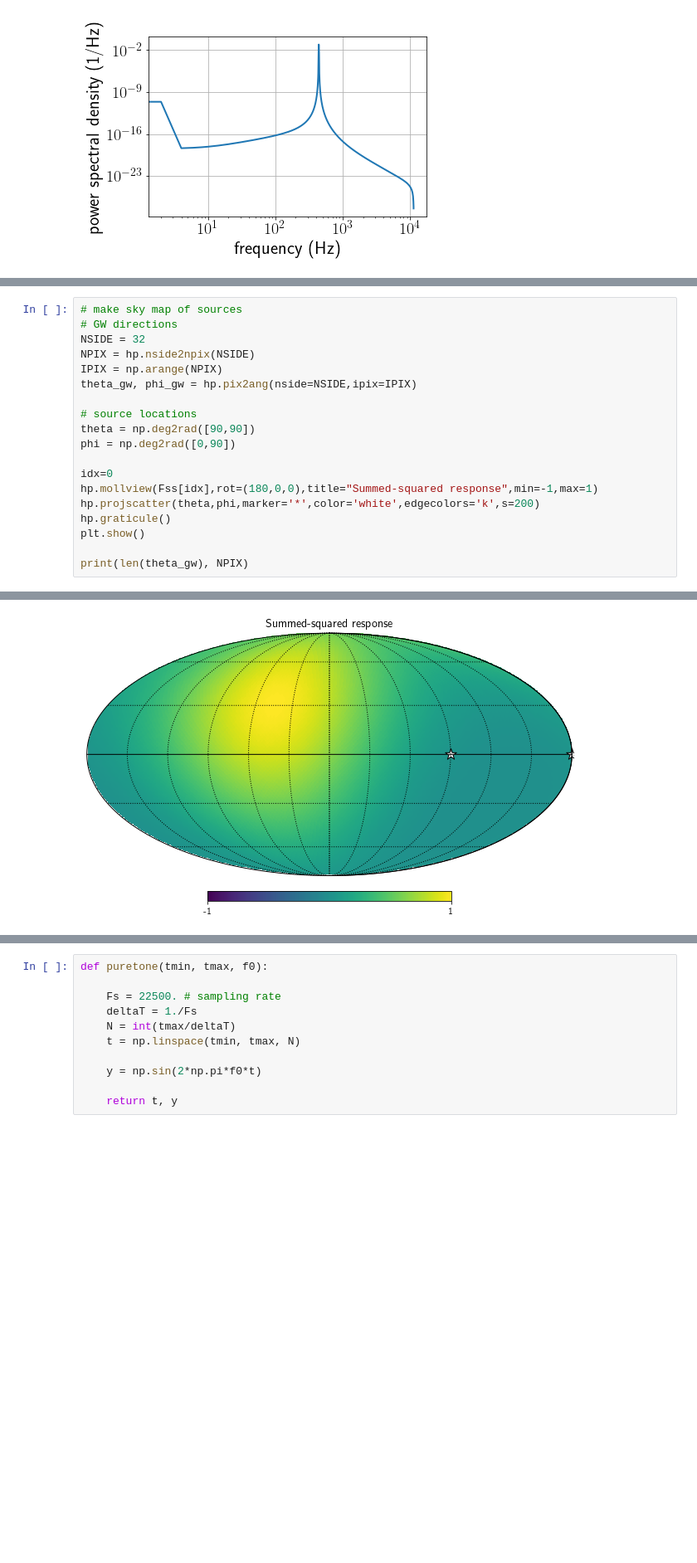
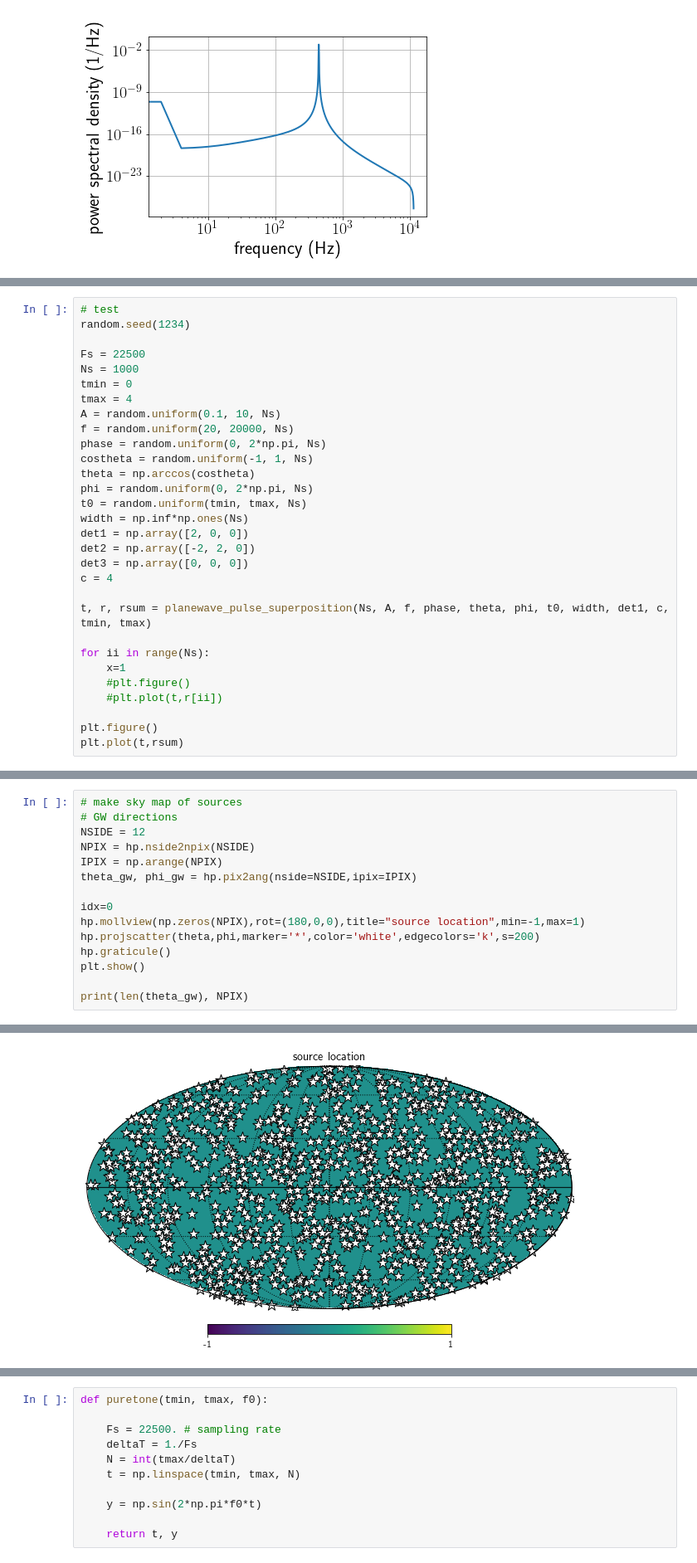
Before and after one commit to josephromano/leshouches, a Jupyter notebook: code/sound_example/sound_signals.ipynb, the cells around one changed output, grey strips where cells are left out. Shown at 83% size. Cells and saved outputs as stored; diff of their text form; blank space fills up the shorter version.

```diff
--- a/code/sound_example/sound_signals.ipynb
+++ b/code/sound_example/sound_signals.ipynb
@@ -355,0 +355,30 @@ plt.plot(t,rsum)
+# %%
+# test
+random.seed(1234)
+
+Fs = 22500
+Ns = 1000
+tmin = 0
+tmax = 4
+A = random.uniform(0.1, 10, Ns)
+f = random.uniform(20, 20000, Ns)
+phase = random.uniform(0, 2*np.pi, Ns)
+costheta = random.uniform(-1, 1, Ns)
+theta = np.arccos(costheta)
+phi = random.uniform(0, 2*np.pi, Ns)
+t0 = random.uniform(tmin, tmax, Ns)
+width = np.inf*np.ones(Ns)
+det1 = np.array([2, 0, 0])
+det2 = np.array([-2, 2, 0])
+det3 = np.array([0, 0, 0])
+c = 4
+
+t, r, rsum = planewave_pulse_superposition(Ns, A, f, phase, theta, phi, t0, width, det1, c, tmin, tmax)
+
+for ii in range(Ns):
+    x=1
+    #plt.figure()
+    #plt.plot(t,r[ii])
+
+plt.figure()
+plt.plot(t,rsum)
@@ -356,22 +397,18 @@ plt.plot(t,rsum)
 # %%
 # make sky map of sources
 # GW directions
-NSIDE = 32
+NSIDE = 12
 NPIX = hp.nside2npix(NSIDE)
 IPIX = np.arange(NPIX)
 theta_gw, phi_gw = hp.pix2ang(nside=NSIDE,ipix=IPIX)
 
-# source locations
-theta = np.deg2rad([90,90])
-phi = np.deg2rad([0,90])
-
 idx=0
-hp.mollview(Fss[idx],rot=(180,0,0),title="Summed-squared response",min=-1,max=1)
+hp.mollview(np.zeros(NPIX),rot=(180,0,0),title="source location",min=-1,max=1)
 hp.projscatter(theta,phi,marker='*',color='white',edgecolors='k',s=200)
 hp.graticule()
 plt.show()
 
 print(len(theta_gw), NPIX)
 # %% [output]
 0.0 180.0 -180.0 180.0
-[figure, old version]
+[figure, new version]
```
Also changed, not shown: parts of 4 cells of this notebook.
